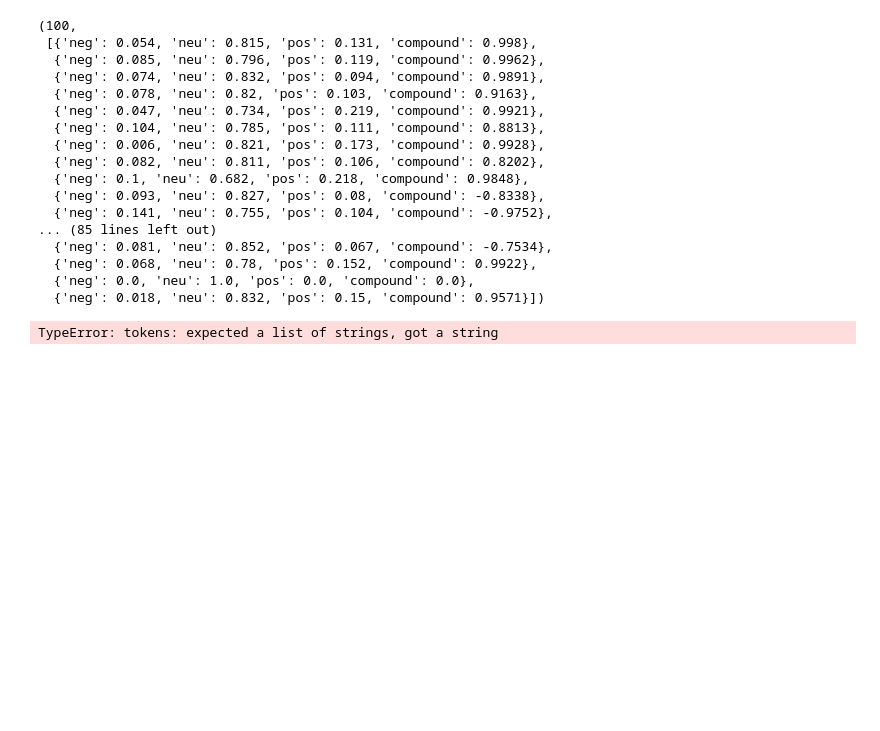
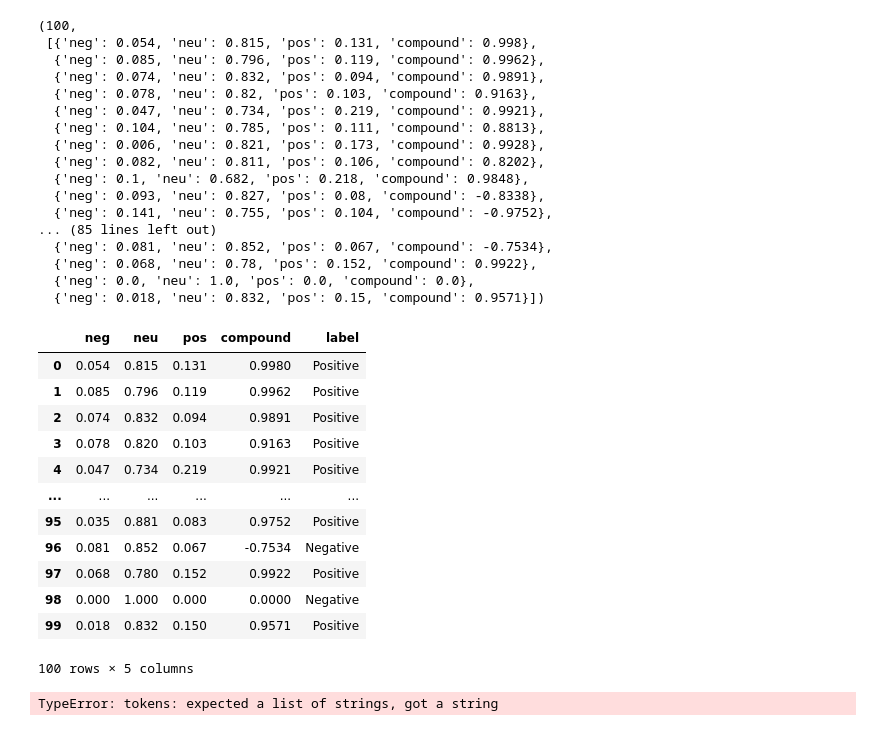
Before and after one commit to ajiteshsi/test_2, a Jupyter notebook: Sentiment_2.ipynb, the cells around one changed output. Drawn from its saved outputs; the diff is of its cells as text; code cells hidden in the pictures; blank space fills up the shorter version.

```diff
--- a/Sentiment_2.ipynb
+++ b/Sentiment_2.ipynb
@@ -462,3 +464,20 @@ len(sent_score),sent_score
+# %%
+vad_res['label']=np.where(vad_res['compound']>0,"Positive","Negative")
+vad_res
+# %% [output]
+|  | neg | neu | pos | compound | label |
+| 0 | 0.054 | 0.815 | 0.131 | 0.9980 | Positive |
+| 1 | 0.085 | 0.796 | 0.119 | 0.9962 | Positive |
+| 2 | 0.074 | 0.832 | 0.094 | 0.9891 | Positive |
+| 3 | 0.078 | 0.820 | 0.103 | 0.9163 | Positive |
+| 4 | 0.047 | 0.734 | 0.219 | 0.9921 | Positive |
+| ... | ... | ... | ... | ... | ... |
+| 95 | 0.035 | 0.881 | 0.083 | 0.9752 | Positive |
+| 96 | 0.081 | 0.852 | 0.067 | -0.7534 | Negative |
+| 97 | 0.068 | 0.780 | 0.152 | 0.9922 | Positive |
+| 98 | 0.000 | 1.000 | 0.000 | 0.0000 | Negative |
+| 99 | 0.018 | 0.832 | 0.150 | 0.9571 | Positive |
+100 rows × 5 columns
 # %%
 nltk.pos_tag_sents(t) # cannot use t since the comments are stored in a list so when tokenized it the list square bracket is also tokenized so t becomes a string and non-usable here instead tags can be used but again already converted to tags so no point
 # %% [output]
```
Also changed, not shown: parts of 2 cells of this notebook.
